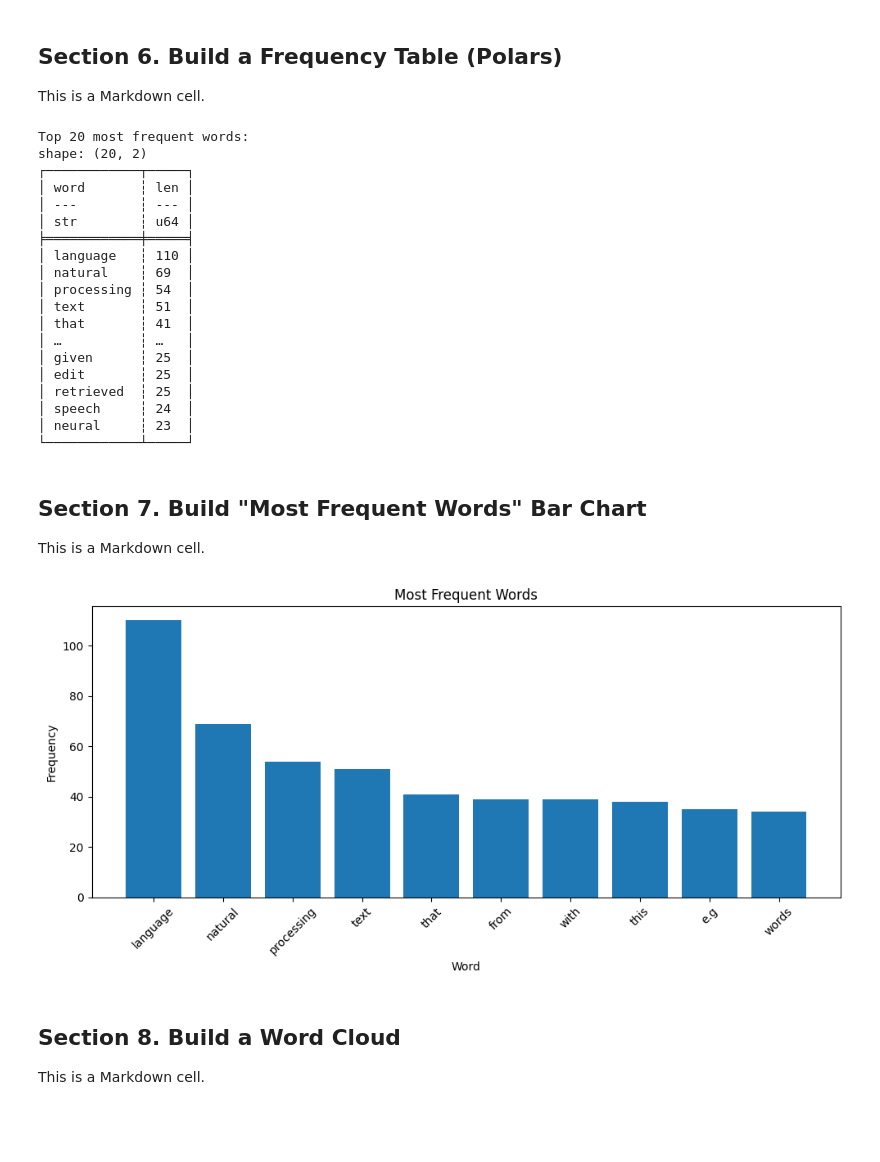
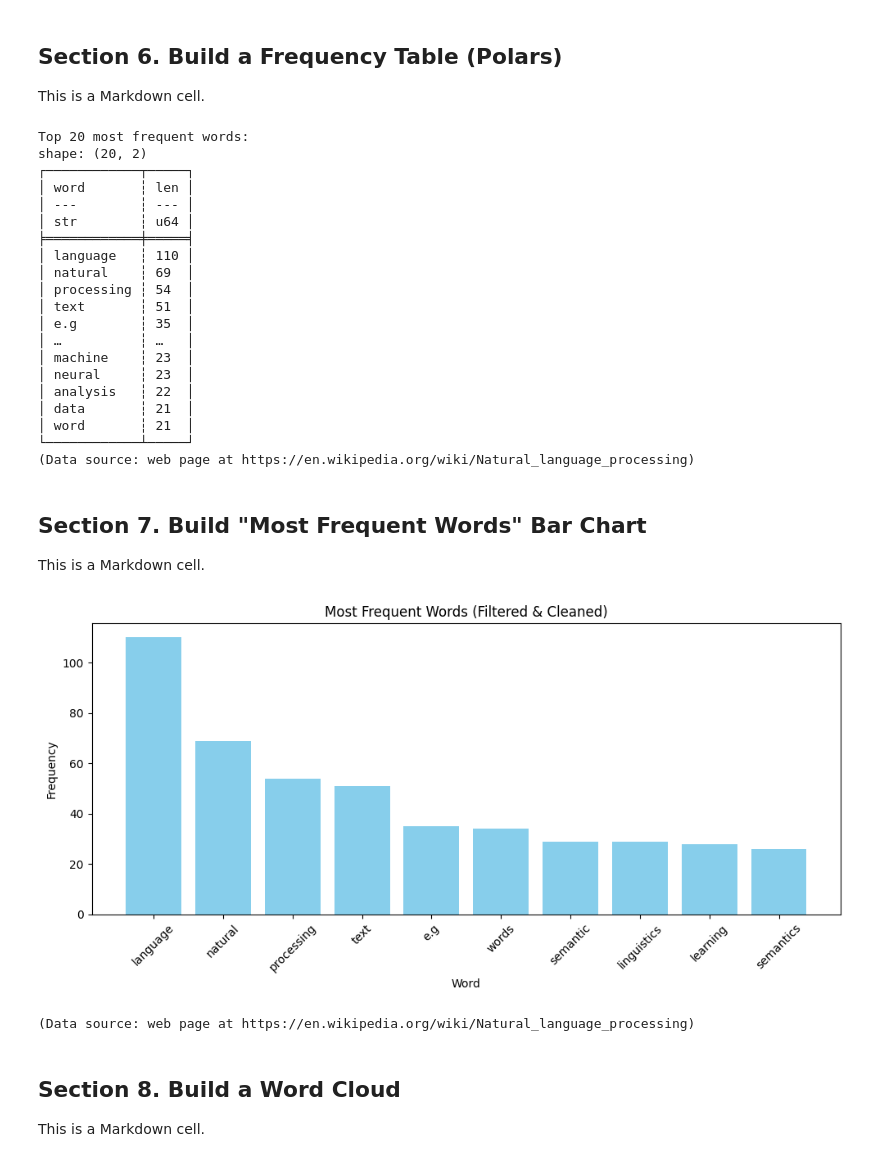
Before and after one commit to LFoster03/nlp-01-getting-started, a Jupyter notebook: notebooks copy/web_words_foster.ipynb, the cells around one changed output. Drawn from its saved outputs; the diff is of its cells as text; code cells hidden in the pictures; blank space fills up the shorter version.

```diff
--- a/notebooks copy/web_words_foster.ipynb
+++ b/notebooks copy/web_words_foster.ipynb
@@ -141,22 +220,20 @@ clean_words = [w.strip(".,:;!?()[]\"'") for w in words if len(w) > 3]
 
 This is a Markdown cell.
 # %%
-# Section 6 Python cell
+# Section 6: Build Frequency Table and Optional CSV Output
 
-# For working with tabular data,
-# Polars is faster and smaller than pandas,
-# has a more modern API, and the concepts are similar.
-
-# Create a Polars DataFrame (df) with one row per word with a column named "word".
+# Create Polars DataFrame
 df: pl.DataFrame = pl.DataFrame({"word": clean_words})
 
-# Group by word, count occurrences, and sort from most common to least common.
-# This is a powerful pattern for counting and summarizing data in Polars.
-# Function chain: group_by() -> len() -> sort()
+# Group by word, count occurrences, sort descending
 freq_df: pl.DataFrame = df.group_by("word").len().sort("len", descending=True)
 
+# Display top 20 words
 print("Top 20 most frequent words:")
 print(freq_df.head(20))
+
+# Data source note
+print(f"(Data source: web page at {url})")
 # %% [output]
 Top 20 most frequent words:
 shape: (20, 2)
@@ -169,48 +246,40 @@ shape: (20, 2)
 │ natural    ┆ 69  │
 │ processing ┆ 54  │
 │ text       ┆ 51  │
-│ that       ┆ 41  │
+│ e.g        ┆ 35  │
 │ …          ┆ …   │
-│ given      ┆ 25  │
-│ edit       ┆ 25  │
-│ retrieved  ┆ 25  │
-│ speech     ┆ 24  │
+│ machine    ┆ 23  │
 │ neural     ┆ 23  │
+│ analysis   ┆ 22  │
+│ data       ┆ 21  │
+│ word       ┆ 21  │
 └────────────┴─────┘
+(Data source: web page at https://en.wikipedia.org/wiki/Natural_language_processing)
 # %% [markdown]
 ## Section 7. Build "Most Frequent Words" Bar Chart
 
 This is a Markdown cell.
-# %%
-# Section 7 Python cell
-
-# Focus on the 10 most common words for a simple bar chart.
-# Use head(10) to get the top 10 rows of the frequency DataFrame.
-top_df: pl.DataFrame = freq_df.head(10)
-
-# Make the figure size larger for better readability.
-# 10 inches wide by 5 inches tall is a common size for bar charts.
-plt.figure(figsize=(10, 5))
-
-# Set the x-axis to the "word" column (the unique words).
-# Set the y-axis to the "len" column (the counts).
-plt.bar(top_df["word"], top_df["len"])
-
-# Define ax as the current axes (gca = get current axes)
-# so we'll be able to modify tick parameters.
-ax = plt.gca()
-
-# Set the tick labels on the x-axis
-# to rotate 45 degrees for better readability,
-ax.tick_params(axis="x", labelrotation=45)
-
-plt.title("Most Frequent Words")
-plt.xlabel("Word")
-plt.ylabel("Frequency")
-plt.tight_layout()
-plt.show()
-# %% [output]
-[figure, removed]
+# %%
+# Section 7: Bar Chart of Top 10 Most Frequent Words
+
+top_df: pl.DataFrame = freq_df.head(10)
+
+plt.figure(figsize=(10, 5))
+plt.bar(top_df["word"], top_df["len"], color="skyblue")
+
+ax = plt.gca()
+ax.tick_params(axis="x", labelrotation=45)
+
+plt.title("Most Frequent Words (Filtered & Cleaned)")
+plt.xlabel("Word")
+plt.ylabel("Frequency")
+plt.tight_layout()
+plt.show()
+
+print(f"(Data source: web page at {url})")
+# %% [output]
+[figure, added]
+(Data source: web page at https://en.wikipedia.org/wiki/Natural_language_processing)
 # %% [markdown]
 ## Section 8. Build a Word Cloud
 
```
Also changed, not shown: parts of 4 cells of this notebook, 1 other file.
